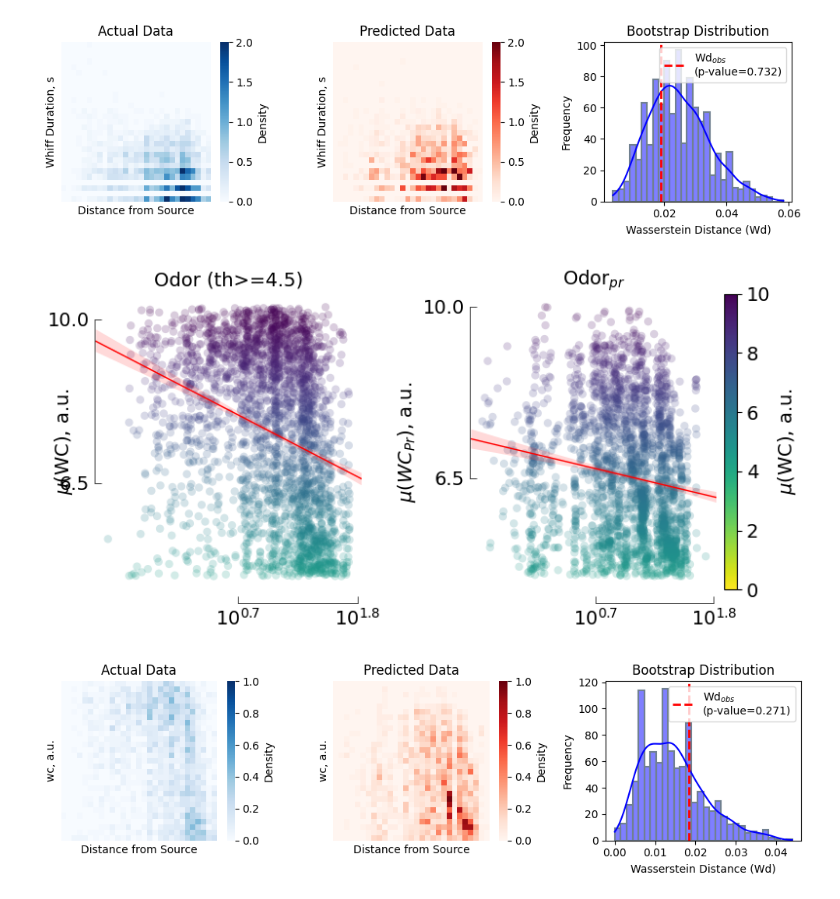
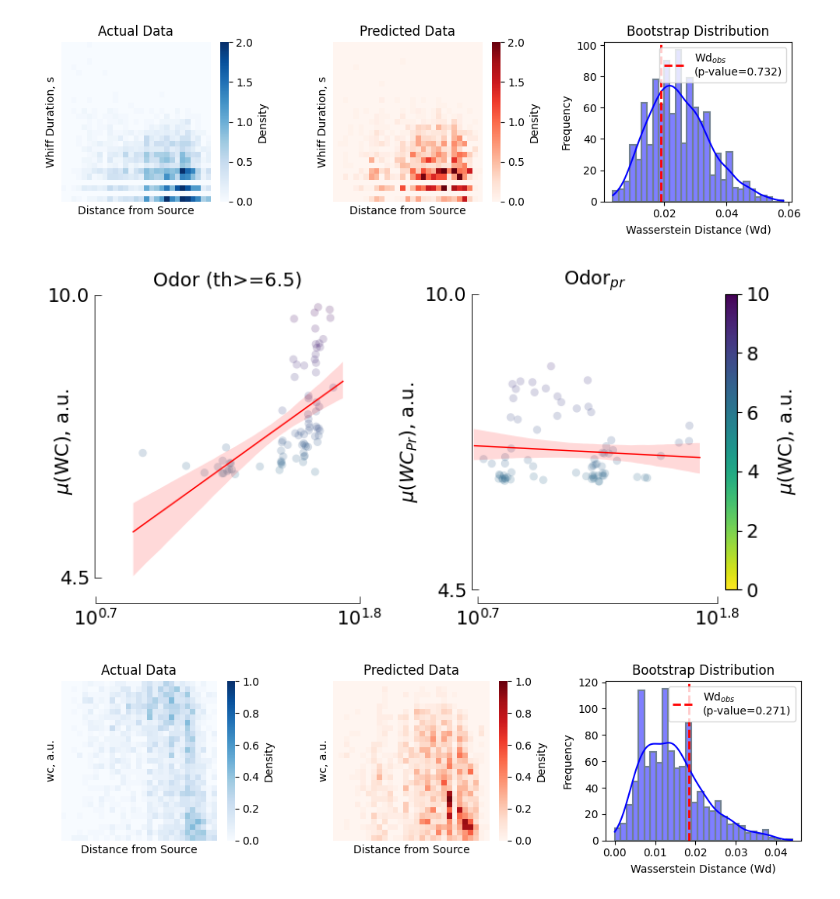
Before and after one commit to arunavanag591/COSMOS, a Jupyter notebook: plume_simulator.ipynb, the cells around one changed output. Saved outputs shown, nothing was run; the diff lists cells and outputs as text; code cells hidden in the pictures.

Commit message:
added tracking figure

```diff
--- a/plume_simulator.ipynb
+++ b/plume_simulator.ipynb
@@ -1121,6 +1243,6 @@ Normalized Centroid Distance: 0.3100746587523095
 # %%
-new_test_df1=df_test.copy()
-new_test_df2=df_test.copy()
+new_test_df1=cfd_df.copy()
+new_test_df2=osdf.copy()
 
 def cal_stat(df,idx,df2):
     osc.avg_distance(df,idx,df2)
@@ -1139,10 +1261,10 @@ def cal_stat_predicted(df,idx,df2):
     osc.mean_avg_predicted(df,idx,df2)
     osc.encounter_frequency_predicted(df,idx,df2,1,2)
     osc.mean_t(df,idx,df2)
-th = 4.5
+th = 6.5
 np.seterr(divide='ignore')
 index = osc.get_index(new_test_df1.odor,th)
-index_predicted = osc.get_index(new_test_df2.predicted_odor,th)
+index_predicted = osc.get_index(new_test_df2.odor,th)
 fdf1 = pd.DataFrame()
 fdf_predicted = pd.DataFrame()
 
@@ -1253,38 +1378,38 @@ g2.set(xlabel=None, ylabel=None)
 divider = make_axes_locatable(ax2)
 cax1 = divider.append_axes('right', size='5%', pad=0.08)
 cbar1 = f.colorbar(var2, cax=cax1, orientation='vertical')
 cbar1.solids.set(alpha=1)
 cbar1.set_label('$\mu$(WC), a.u.')
 
 # ax2.set_xlabel('Distance from source (log), m')
 ax2.set_title('Odor$_{pr}$')
 ax1.set_ylabel('$\mu$(WC), a.u.')
 ax2.set_ylabel('$\mu(WC_{Pr})$, a.u.')
 # Adjust spines for both plots
 mpl_functions.adjust_spines(ax1, ['left', 'bottom'],
                             spine_locations={'left': 1},
                             smart_bounds=True,
-                            xticks=[0.7, 1.8],
-                            yticks=[6.5, 10],
+                            xticks=[-0.7, 0.7],
+                            yticks=[4.5, 10],
                             linewidth=0.5)
 mpl_functions.adjust_spines(ax2, ['left', 'bottom'],
                             spine_locations={'left': 1},
                             smart_bounds=True,
-                            xticks=[0.7, 1.8],
-                            yticks=[6.5, 10],
+                            xticks=[-0.7, 0.7],
+                            yticks=[4.5, 10],
                             linewidth=0.5)
 
 # Set custom tick labels
 # ax1.set_yticklabels([r'$4$', r'$10$'])
 ax1.set_xticklabels([r'$10^{0.7}$', r'$10^{1.8}$'])
 # ax2.set_yticklabels([r'$4$', r'$10$'])
 ax2.set_xticklabels([r'$10^{0.7}$', r'$10^{1.8}$'])
 
 # Set font size and layout
 mpl_functions.set_fontsize(f, 14)
 f.tight_layout()
 # %% [output]
-[figure, old version]
+[figure, new version]
 # %%
 osc.wd_cal(fdf1.log_avg_dist_from_source, fdf1.mean_concentration, fdf_predicted.log_avg_dist_from_source, fdf_predicted.mean_concentration, 'wc, a.u.',0,1)
 # %% [output]
```
Also changed, not shown: parts of 21 cells of this notebook, 3 other files.
